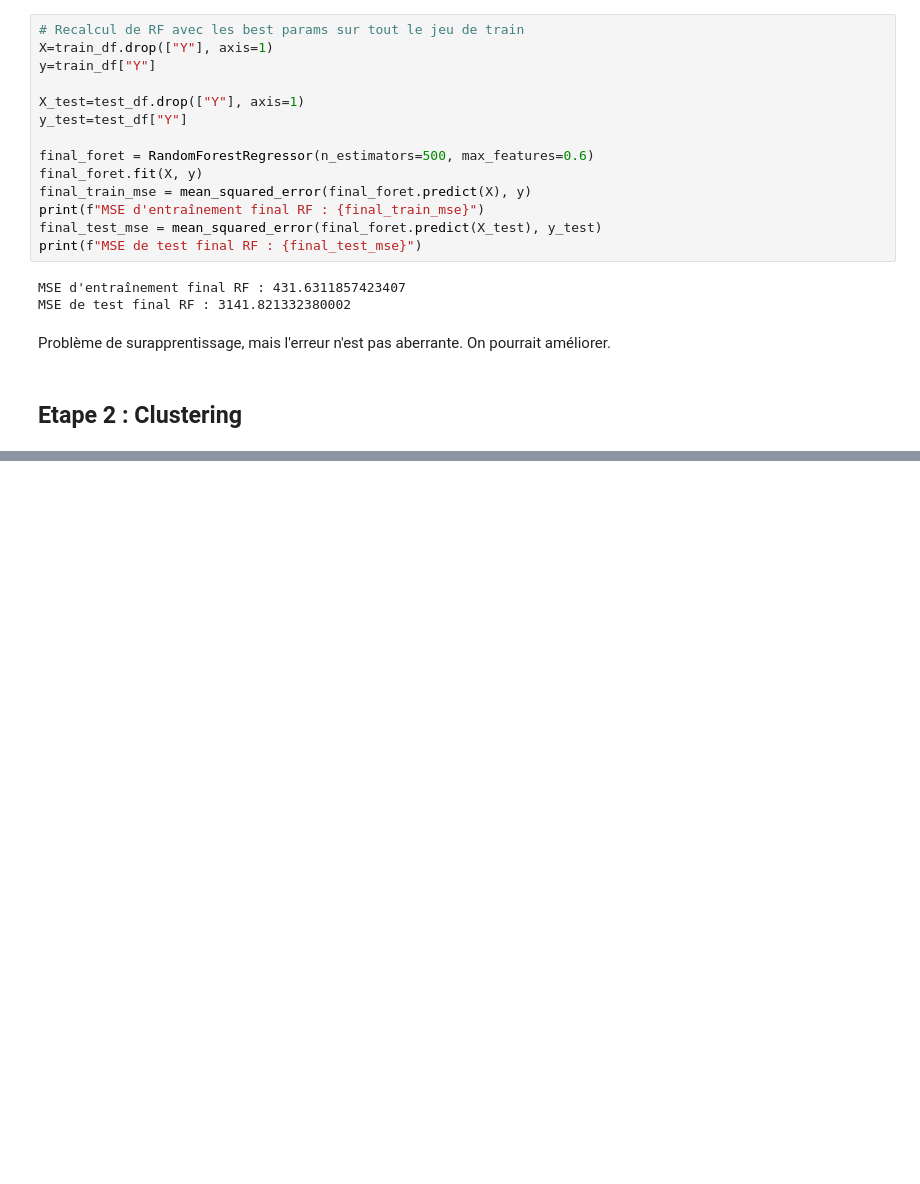
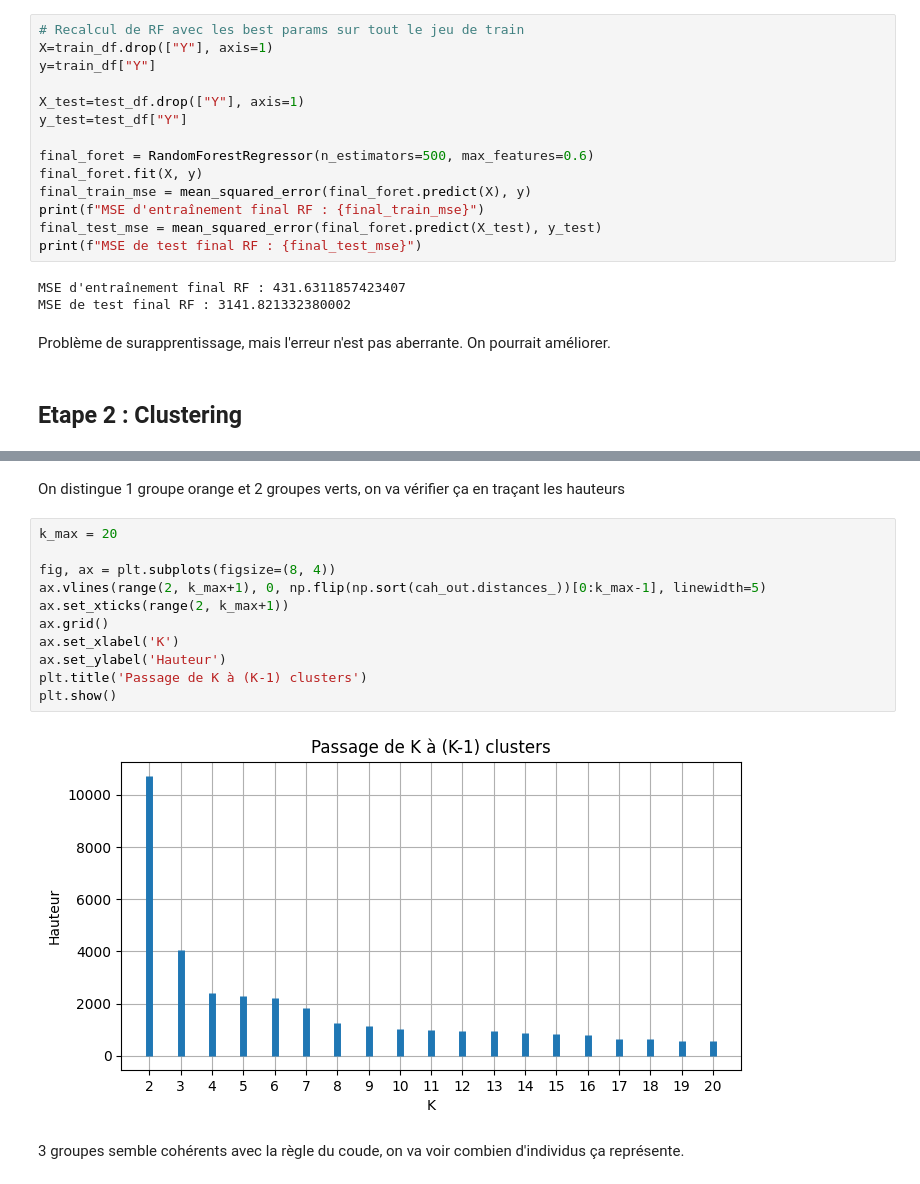
Before and after one commit to GillesBour/formation-data-science, a Jupyter notebook: certificat/BOURDEAU-GILLES.ipynb, the cells around one changed output, grey strips where cells are left out. Cells and saved outputs as stored; diff of their text form; blank space fills up the shorter version.

```diff
--- a/certificat/BOURDEAU-GILLES.ipynb
+++ b/certificat/BOURDEAU-GILLES.ipynb
@@ -459,0 +501,17 @@ Problème de surapprentissage, mais l'erreur n'est pas aberrante. On pourrait am
+# %% [markdown]
+On distingue 1 groupe orange et 2 groupes verts, on va vérifier ça en traçant les hauteurs
+# %%
+k_max = 20
+
+fig, ax = plt.subplots(figsize=(8, 4))
+ax.vlines(range(2, k_max+1), 0, np.flip(np.sort(cah_out.distances_))[0:k_max-1], linewidth=5)
+ax.set_xticks(range(2, k_max+1))
+ax.grid()
+ax.set_xlabel('K')
+ax.set_ylabel('Hauteur')
+plt.title('Passage de K à (K-1) clusters')
+plt.show()
+# %% [output]
+[figure, added]
+# %% [markdown]
+3 groupes semble cohérents avec la règle du coude, on va voir combien d'individus ça représente.
```
Also changed, not shown: parts of 8 cells of this notebook.
